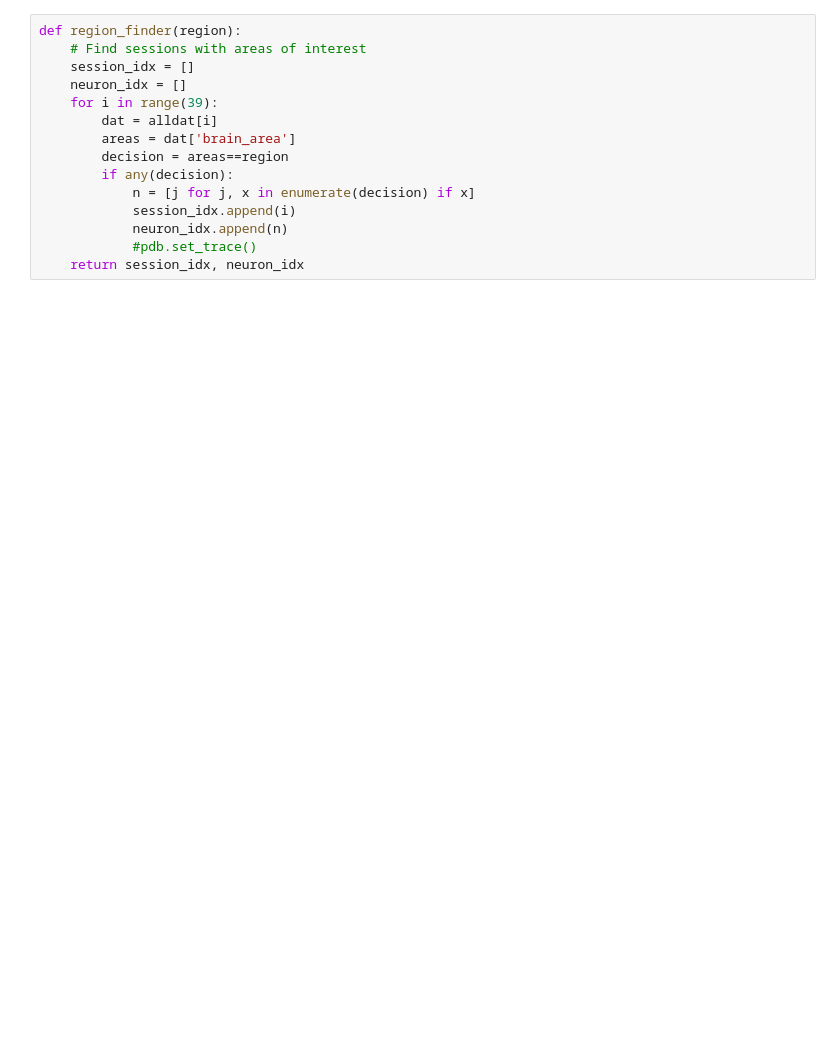
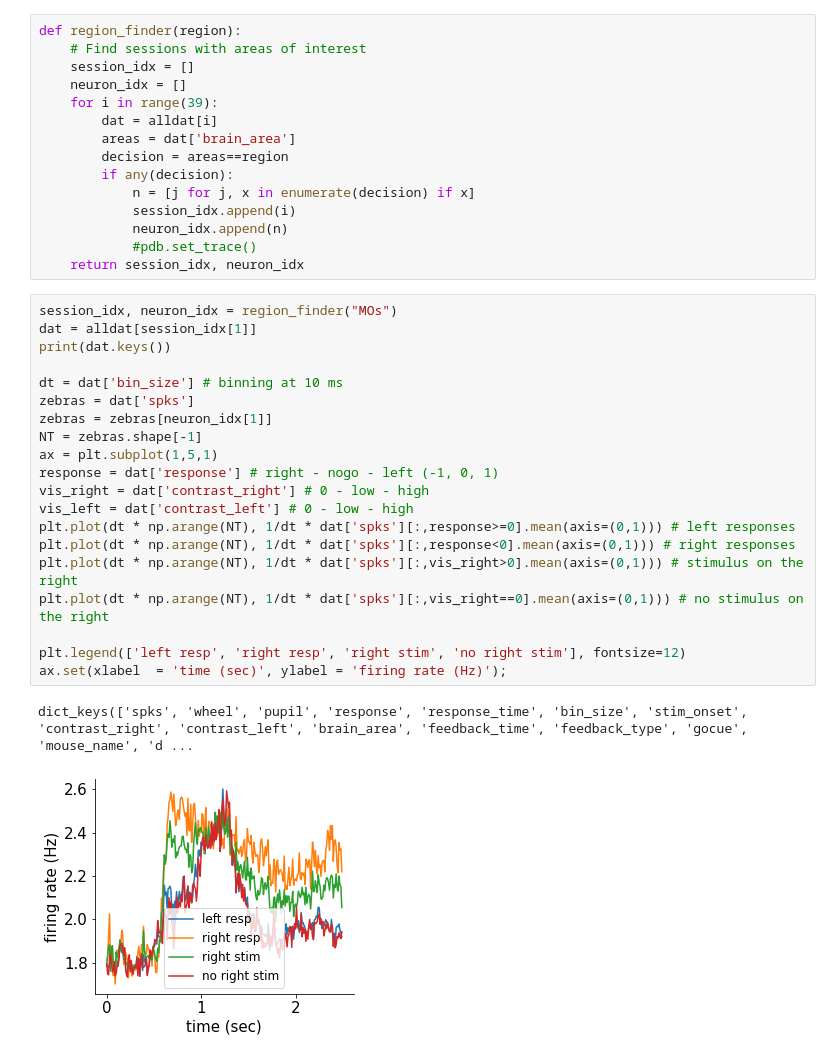
Before and after one commit to sschiereck/GrubbyRats, a Jupyter notebook: plot_responses.ipynb, the cells around one changed output. Saved outputs shown, nothing was run; the diff lists cells and outputs as text; blank space fills up the shorter version.

```diff
--- a/plot_responses.ipynb
+++ b/plot_responses.ipynb
@@ -53,3 +55,26 @@ def region_finder(region):
             neuron_idx.append(n)
             #pdb.set_trace()
     return session_idx, neuron_idx
+# %%
+session_idx, neuron_idx = region_finder("MOs")
+dat = alldat[session_idx[1]]
+print(dat.keys())
+
+dt = dat['bin_size'] # binning at 10 ms
+zebras = dat['spks']
+zebras = zebras[neuron_idx[1]]
+NT = zebras.shape[-1]
+ax = plt.subplot(1,5,1)
+response = dat['response'] # right - nogo - left (-1, 0, 1)
+vis_right = dat['contrast_right'] # 0 - low - high
+vis_left = dat['contrast_left'] # 0 - low - high
+plt.plot(dt * np.arange(NT), 1/dt * dat['spks'][:,response>=0].mean(axis=(0,1))) # left responses
+plt.plot(dt * np.arange(NT), 1/dt * dat['spks'][:,response<0].mean(axis=(0,1))) # right responses
+plt.plot(dt * np.arange(NT), 1/dt * dat['spks'][:,vis_right>0].mean(axis=(0,1))) # stimulus on the right
+plt.plot(dt * np.arange(NT), 1/dt * dat['spks'][:,vis_right==0].mean(axis=(0,1))) # no stimulus on the right
+
+plt.legend(['left resp', 'right resp', 'right stim', 'no right stim'], fontsize=12)
+ax.set(xlabel  = 'time (sec)', ylabel = 'firing rate (Hz)');
+# %% [output]
+dict_keys(['spks', 'wheel', 'pupil', 'response', 'response_time', 'bin_size', 'stim_onset', 'contrast_right', 'contrast_left', 'brain_area', 'feedback_time', 'feedback_type', 'gocue', 'mouse_name', 'd ...
+[figure, added]
```
Also changed, not shown: parts of 1 cell of this notebook.
